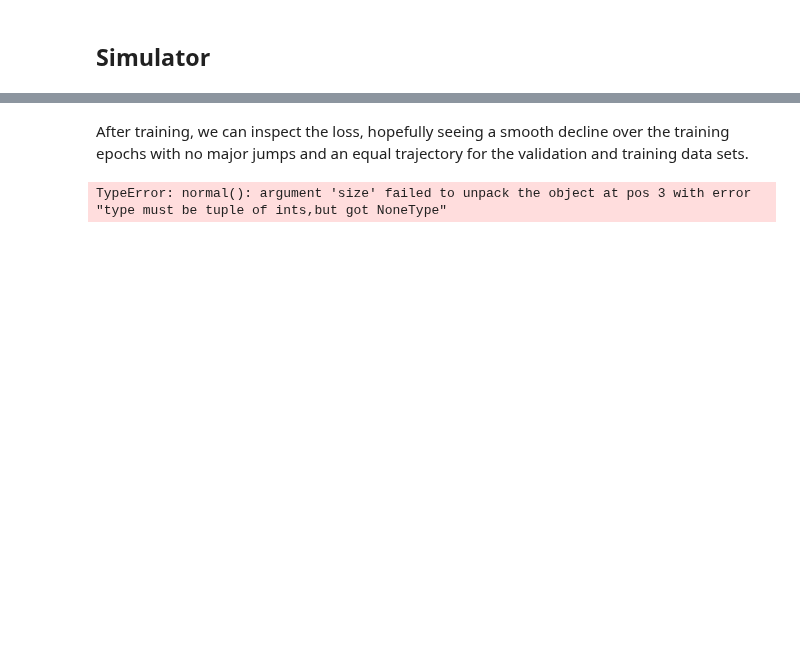
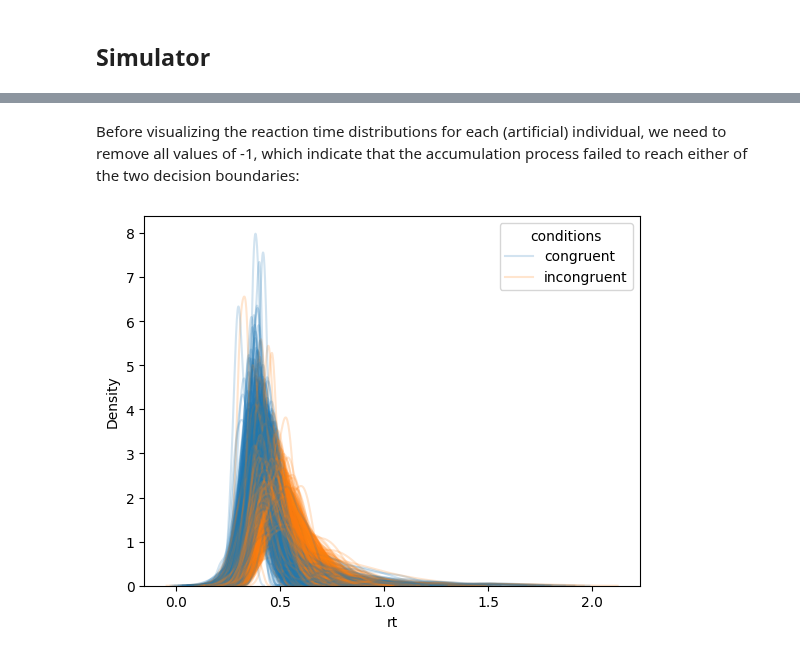
Before and after one commit to simschaefer/amortized-dmc, a Jupyter notebook: notebooks/dmc_introduction.ipynb, the cells around one changed output, grey strips where cells are left out. Cells and saved outputs as stored; diff of their text form; code cells hidden in the pictures; blank space fills up the shorter version.

```diff
--- a/notebooks/dmc_introduction.ipynb
+++ b/notebooks/dmc_introduction.ipynb
@@ -237,6 +169,18 @@ INFO:bayesflow:Training is now finished.
-# %% [markdown]
-After training, we can inspect the loss, hopefully seeing a smooth decline over the training epochs with no major jumps and an equal trajectory for the validation and training data sets.
-# %%
-figs = workflow.plot_default_diagnostics(test_data=val_data, variable_names=param_labels(param_names), calibration_ecdf_kwargs={'difference': True})
-# %% [output]
-TypeError: normal(): argument 'size' failed to unpack the object at pos 3 with error "type must be tuple of ints,but got NoneType"
+# %% [markdown]
+Before visualizing the reaction time distributions for each (artificial) individual, we need to remove all values of -1, which indicate that the accumulation process failed to reach either of the two decision boundaries:
+# %%
+df_complete = df_complete[df_complete['rt'] != -1]
+# %%
+import seaborn as sns
+
+df_complete.loc[:, 'conditions'] = df_complete['conditions'].replace({0: 'congruent', 1: 'incongruent'})
+
+for id in np.arange(0,n_individuals):
+
+    # select data from individual id
+    df_id = df_complete[df_complete['id'] == id]
+
+    # plot rt distribution excluding values of -1
+    sns.kdeplot(df_id, x = 'rt', hue='conditions', alpha=0.2)
+# %% [output]
+[figure, added]
```
Also changed, not shown: parts of 55 cells of this notebook, 5 other files.
